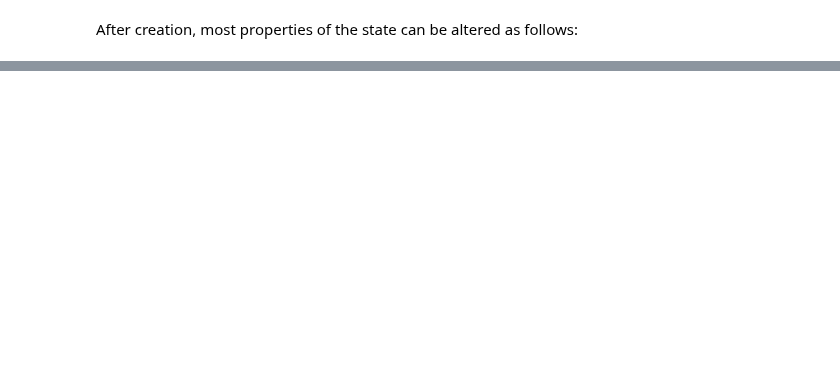
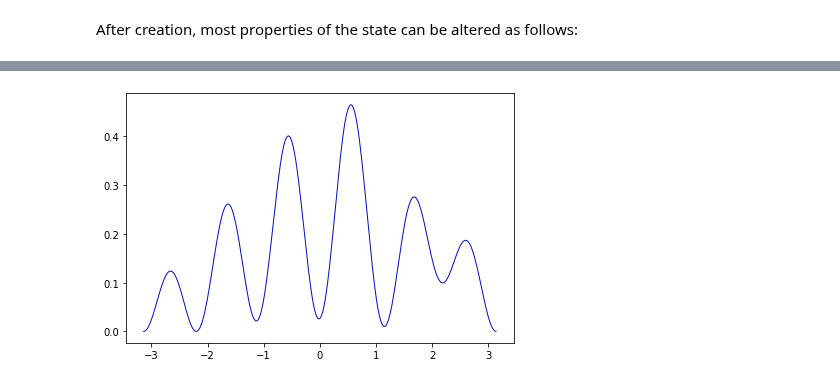
Before and after one commit to wyssard/Particle_in_a_Box, a Jupyter notebook: Notebooks/demo.ipynb, the cells around one changed output, grey strips where cells are left out. Drawn from its saved outputs; the diff is of its cells as text; code cells hidden in the pictures; blank space fills up the shorter version.

```diff
--- a/Notebooks/demo.ipynb
+++ b/Notebooks/demo.ipynb
@@ -49,0 +156,20 @@ x_amp = pos_space_proj(0.5, 1) # evaluate the position space wave function at x
+# %%
+# Create figure
+fig = plt.figure(tight_layout=True)
+
+# Create position space plot
+position_plot = up.Position_Space_Plot(state, "abs_square", fig)
+
+# Create animation of t over the interval [0, T] for T being the revival time,
+# i.e. the time when the position distribution has reached its initial state
+# again (the existence of such revivals is a peculiarity of the box potential)
+T = up.revival_time(state)
+# Below, we create an animation with a duration of 5 sec and 20 fps
+anim = position_plot.anim("t", 0, T, 20, 20)
+
+# Save the animation using the anim.save("animname.mp4") method of matplotlib
+# Below, the result generated on this system is shown. To create a satisfying
+# result, the code should be executed form a normal python file, but not from
+# a notebook cell!
+# %% [output]
+[figure, added]
```
Also changed, not shown: parts of 34 cells of this notebook, 3 other files.
